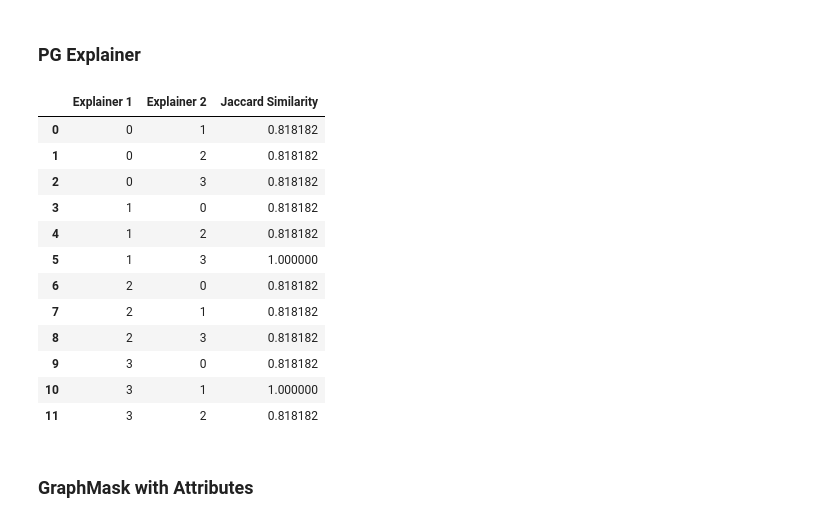
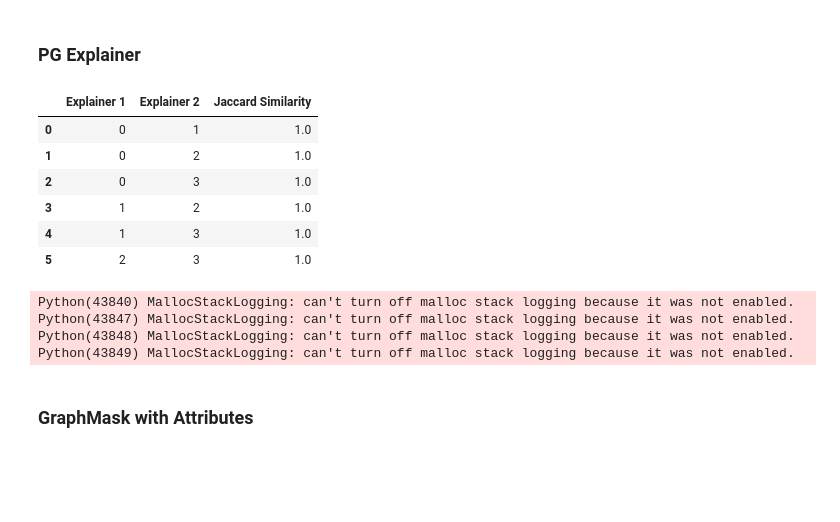
Before and after one commit to alyssaanastasi/srebp2-explanations, a Jupyter notebook: initial-experiment/init_exp.ipynb, the cells around one changed output. Drawn from its saved outputs; the diff is of its cells as text; code cells hidden in the pictures; blank space fills up the shorter version.

```diff
--- a/initial-experiment/init_exp.ipynb
+++ b/initial-experiment/init_exp.ipynb
@@ -194,3 +194,11 @@ test_nodes = [node_order['9606.ENSP00000269228'], # NPC1 which is known to have
                 node_order['9606.ENSP00000270176'] ]# True Positive (highest confidence)
 
 test_nodes_truth = [1, 1, 0, 0, 1, 0, 0, 1, 1]
+# %%
+# get node labels for gene ids
+
+from stringdb_alias import HGNCMapper
+
+mapper = HGNCMapper('../9606.protein.info.v11.5.txt.gz', '../9606.protein.aliases.v11.5.txt.gz')
+
+node_series = mapper.get_hgnc_ids(node_id_labels)
@@ -306,11 +335,14 @@ gm_comm = Explainer(
 # %% [markdown]
 ### Define Helper Functions
 # %%
-def fidelity_score(fids):
+def pos_fidelity_score(fids):
     """
     Takes in list of fidelity scores across multiple instances, and returns overall fidelity score at the model level
     """
     return 1 - sum(fids)/len(fids)
+
+def neg_fidelity_score(fids):
+    return sum(fids) / len(fids)
 # %%
 import time
 def trial(explainer):
@@ -402,11 +434,11 @@ import numpy as np
 trials = []
 for trial_name in trial_names:
     trial = trial_names[trial_name]
-    pos_fid = fidelity_score(trial['positive_fid'])
-    neg_fid = fidelity_score(trial['negative_fid'])
+    pos_fid = pos_fidelity_score(trial['positive_fid'])
+    neg_fid = neg_fidelity_score(trial['negative_fid'])
     avg_time = np.mean(trial['process_times']) / 60
     std_time = np.std(trial['process_times']) / 60
-    d = {'explainer_type': trial_name, 'positive_fidelity': pos_fid, 'negative_fidelity': neg_fid, 'average_time_mins': avg_time, 'std_time': std_time}
+    d = {'Explainer Type': trial_name, 'Positive Fidelity': pos_fid, 'Negative Fidelity': neg_fid, 'average_time_mins': avg_time, 'std_time': std_time}
     trials.append(d)
 
 
@@ -618,3 +650,10 @@ gm_common_global_top_features.head(10)
 | 39 | go_feature_53 | 2 |
 | 40 | go_feature_54 | 2 |
 | 29 | go_feature_36 | 2 |
+# %%
+# get visualization from each one
+
+for trial_name in trial_names:
+    trial = trial_names[trial_name]
+    curr = trial['explanations'][0]
+    curr.visualize_graph(path=f"{trial_name}_npc1.pdf", node_labels=node_series, backend='graphviz')
@@ -862,34 +917,38 @@ top_features_count
 # %%
 # edge stability
 pg_edge_similarity = []
 
 for i in range(4):
-    for j in range(4):
+    for j in range(i, 4):
         if i == j:
             continue
         exp1 = i
         exp2 = j
-        edge_mask1 = gm_attr_stability['explanations'][i].edge_mask
-        edge_mask2 = gm_attr_stability['explanations'][j].edge_mask
+        edge_mask1 = pg_stability['explanations'][i].edge_mask
+        edge_mask2 = pg_stability['explanations'][j].edge_mask
         edge_sim = edge_jaccard(edge_mask1, edge_mask2)
         pg_edge_similarity.append({'Explainer 1': exp1, 'Explainer 2': exp2, 'Jaccard Similarity': edge_sim})
 
 pg_edge_similarity = pd.DataFrame(pg_edge_similarity)
 pg_edge_similarity
 # %% [output]
 |  | Explainer 1 | Explainer 2 | Jaccard Similarity |
-| 0 | 0 | 1 | 0.818182 |
-| 1 | 0 | 2 | 0.818182 |
-| 2 | 0 | 3 | 0.818182 |
-| 3 | 1 | 0 | 0.818182 |
-| 4 | 1 | 2 | 0.818182 |
-| 5 | 1 | 3 | 1.000000 |
-| 6 | 2 | 0 | 0.818182 |
-| 7 | 2 | 1 | 0.818182 |
-| 8 | 2 | 3 | 0.818182 |
-| 9 | 3 | 0 | 0.818182 |
-| 10 | 3 | 1 | 1.000000 |
-| 11 | 3 | 2 | 0.818182 |
+| 0 | 0 | 1 | 1.0 |
+| 1 | 0 | 2 | 1.0 |
+| 2 | 0 | 3 | 1.0 |
+| 3 | 1 | 2 | 1.0 |
+| 4 | 1 | 3 | 1.0 |
+| 5 | 2 | 3 | 1.0 |
+# %%
+counter = 0
+for exps in pg_stability['explanations']:
+    exps.visualize_graph(path = f"g{counter}_pg.pdf", node_labels=node_series, backend='graphviz')
+    counter += 1
+# %% [output]
+Python(43840) MallocStackLogging: can't turn off malloc stack logging because it was not enabled.
+Python(43847) MallocStackLogging: can't turn off malloc stack logging because it was not enabled.
+Python(43848) MallocStackLogging: can't turn off malloc stack logging because it was not enabled.
+Python(43849) MallocStackLogging: can't turn off malloc stack logging because it was not enabled.
 # %% [markdown]
 ### GraphMask with Attributes
 # %%
```
Also changed, not shown: parts of 11 cells of this notebook, 6 other files.
